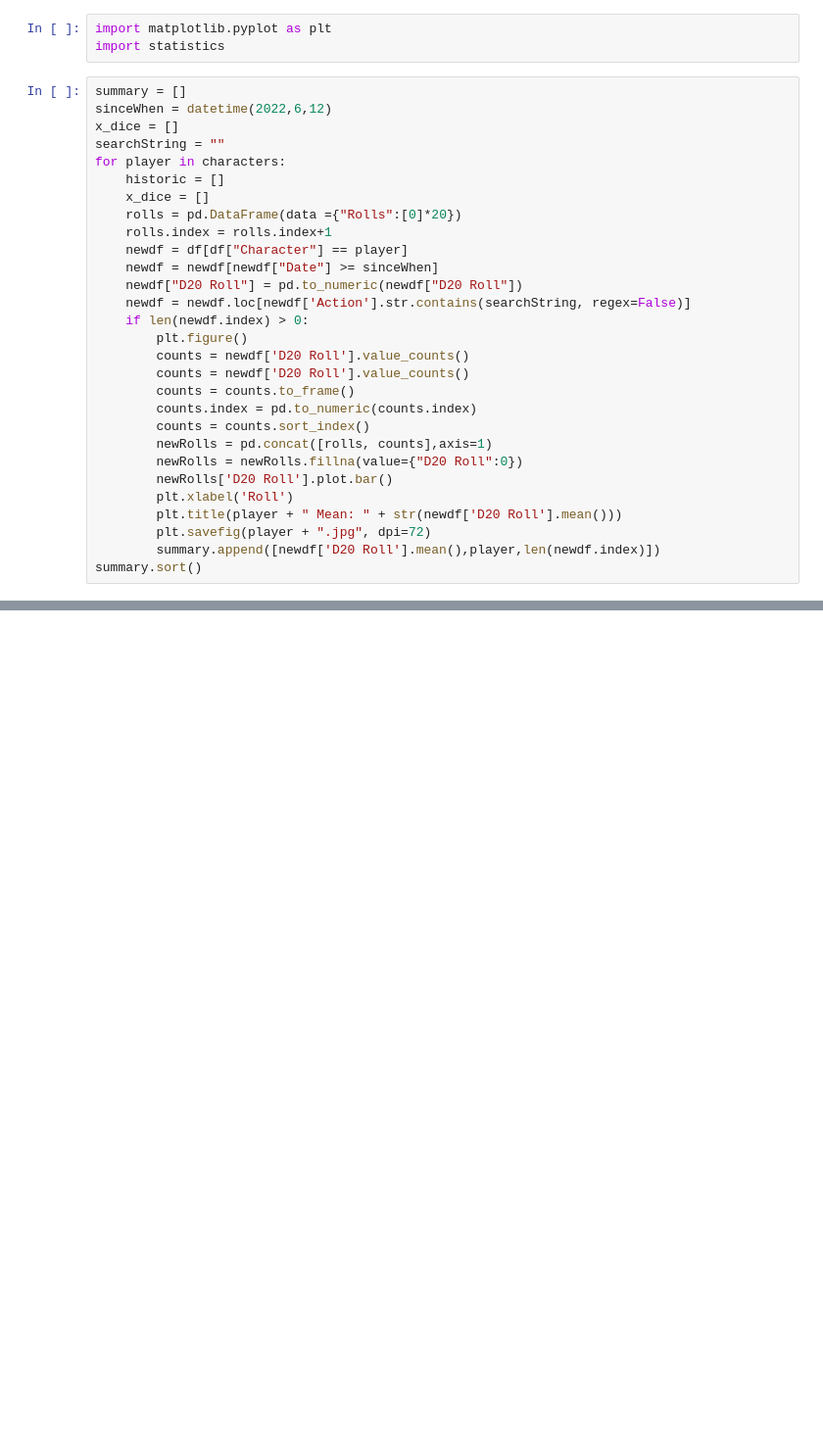
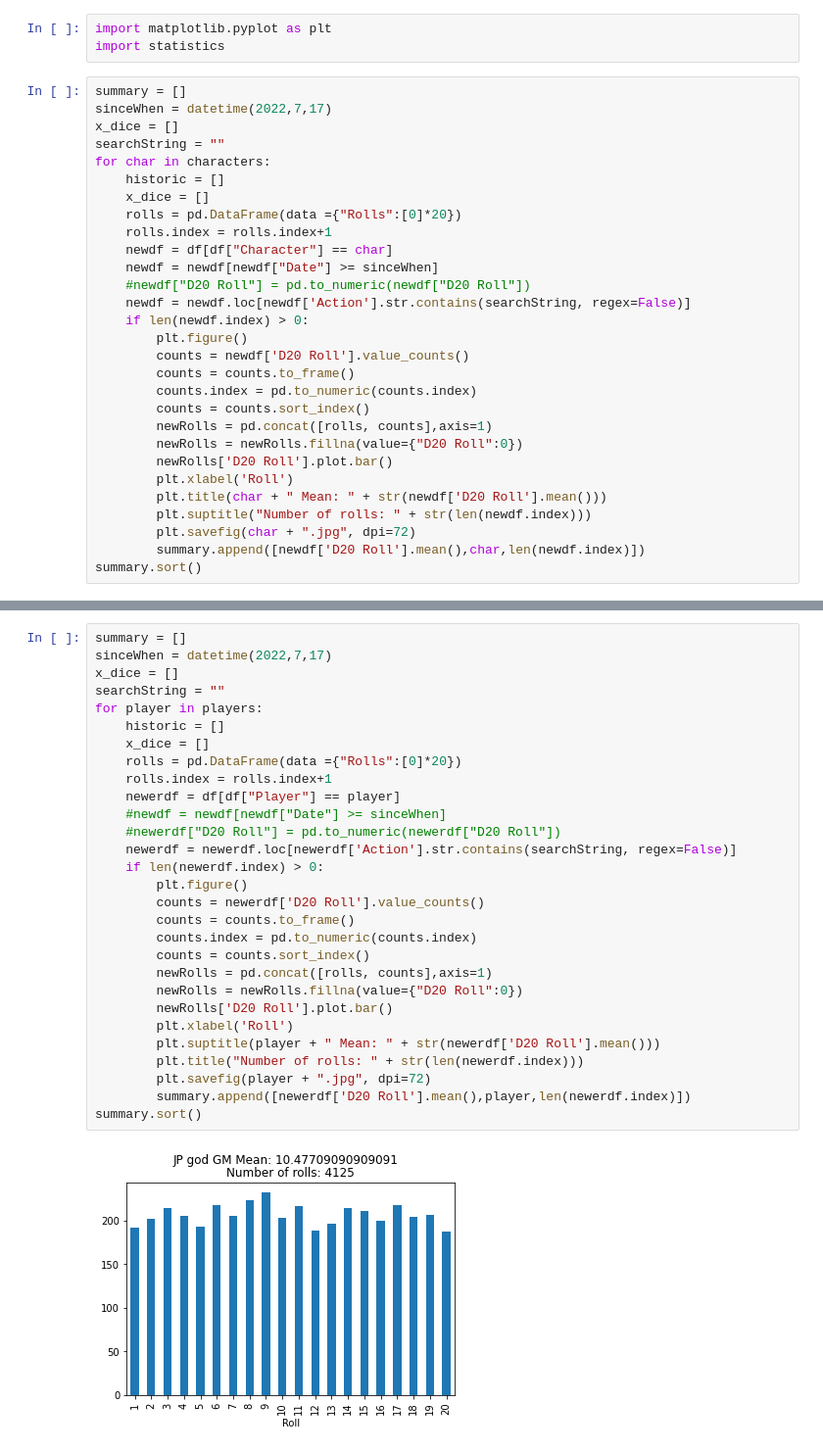
Before and after one commit to jpcg698/PF2e-campaign-analysis, a Jupyter notebook: roll.ipynb, the cells around one changed output, grey strips where cells are left out. Shown: that part at 98% size. Saved outputs shown, nothing was run; the diff lists cells and outputs as text; blank space fills up the shorter version.

```diff
--- a/roll.ipynb
+++ b/roll.ipynb
@@ -60,21 +136,20 @@ import matplotlib.pyplot as plt
 import statistics
 # %%
 summary = []
-sinceWhen = datetime(2022,6,12)
+sinceWhen = datetime(2022,7,17)
 x_dice = []
 searchString = ""
-for player in characters:
+for char in characters:
     historic = []
     x_dice = []
     rolls = pd.DataFrame(data ={"Rolls":[0]*20})
     rolls.index = rolls.index+1
-    newdf = df[df["Character"] == player]
+    newdf = df[df["Character"] == char]
     newdf = newdf[newdf["Date"] >= sinceWhen]
-    newdf["D20 Roll"] = pd.to_numeric(newdf["D20 Roll"])
+    #newdf["D20 Roll"] = pd.to_numeric(newdf["D20 Roll"])
     newdf = newdf.loc[newdf['Action'].str.contains(searchString, regex=False)]
     if len(newdf.index) > 0:
         plt.figure()
-        counts = newdf['D20 Roll'].value_counts()
         counts = newdf['D20 Roll'].value_counts()
         counts = counts.to_frame()
         counts.index = pd.to_numeric(counts.index)
@@ -83,7 +158,8 @@ for player in characters:
         newRolls = newRolls.fillna(value={"D20 Roll":0})
         newRolls['D20 Roll'].plot.bar()
         plt.xlabel('Roll')
-        plt.title(player + " Mean: " + str(newdf['D20 Roll'].mean()))
-        plt.savefig(player + ".jpg", dpi=72)
-        summary.append([newdf['D20 Roll'].mean(),player,len(newdf.index)])
+        plt.title(char + " Mean: " + str(newdf['D20 Roll'].mean()))
+        plt.suptitle("Number of rolls: " + str(len(newdf.index)))
+        plt.savefig(char + ".jpg", dpi=72)
+        summary.append([newdf['D20 Roll'].mean(),char,len(newdf.index)])
 summary.sort()
@@ -89,0 +175,31 @@ summary.sort()
+# %%
+summary = []
+sinceWhen = datetime(2022,7,17)
+x_dice = []
+searchString = ""
+for player in players:
+    historic = []
+    x_dice = []
+    rolls = pd.DataFrame(data ={"Rolls":[0]*20})
+    rolls.index = rolls.index+1
+    newerdf = df[df["Player"] == player]
+    #newdf = newdf[newdf["Date"] >= sinceWhen]
+    #newerdf["D20 Roll"] = pd.to_numeric(newerdf["D20 Roll"])
+    newerdf = newerdf.loc[newerdf['Action'].str.contains(searchString, regex=False)]
+    if len(newerdf.index) > 0:
+        plt.figure()
+        counts = newerdf['D20 Roll'].value_counts()
+        counts = counts.to_frame()
+        counts.index = pd.to_numeric(counts.index)
+        counts = counts.sort_index()
+        newRolls = pd.concat([rolls, counts],axis=1)
+        newRolls = newRolls.fillna(value={"D20 Roll":0})
+        newRolls['D20 Roll'].plot.bar()
+        plt.xlabel('Roll')
+        plt.suptitle(player + " Mean: " + str(newerdf['D20 Roll'].mean()))
+        plt.title("Number of rolls: " + str(len(newerdf.index)))
+        plt.savefig(player + ".jpg", dpi=72)
+        summary.append([newerdf['D20 Roll'].mean(),player,len(newerdf.index)])
+summary.sort()
+# %% [output]
+[figure, added]
```
Also changed, not shown: parts of 7 cells of this notebook, 1 other file.
